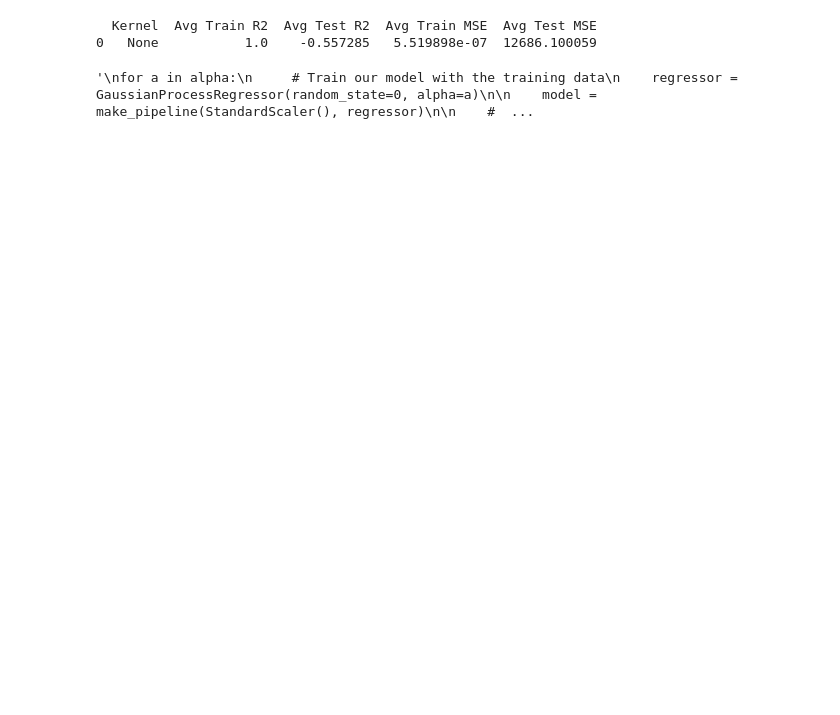
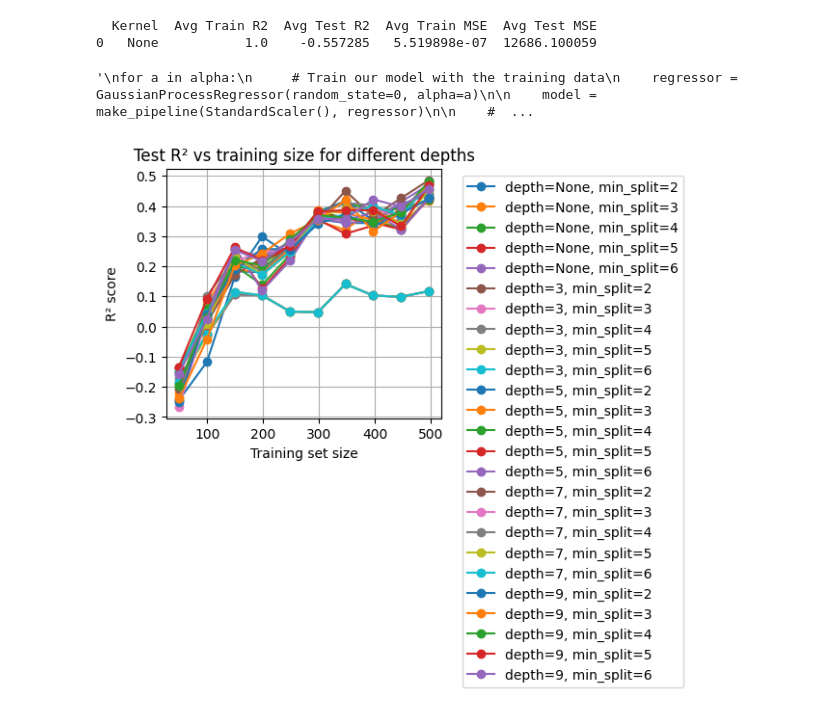
Before and after one commit to iPokrZ/CT4101-Assignment2, a Jupyter notebook: Assignment2.ipynb, the cells around one changed output. Drawn from its saved outputs; the diff is of its cells as text; code cells hidden in the pictures; blank space fills up the shorter version.

Commit message:
first change to plotting graph vs epoch

```diff
--- a/Assignment2.ipynb
+++ b/Assignment2.ipynb
@@ -298,3 +261,64 @@ print(results_list_total)
   Kernel  Avg Train R2  Avg Test R2  Avg Train MSE  Avg Test MSE
 0   None           1.0    -0.557285   5.519898e-07  12686.100059
 '\nfor a in alpha:\n     # Train our model with the training data\n    regressor = GaussianProcessRegressor(random_state=0, alpha=a)\n\n    model = make_pipeline(StandardScaler(), regressor)\n\n    #  ...
+# %%
+# !pip install pandas
+# !pip install seaborn
+# !pip install matplotlib.pyplot
+import numpy as np
+import pandas as pd
+from sklearn.model_selection import KFold, cross_validate
+from sklearn.tree import DecisionTreeRegressor
+from sklearn.model_selection import learning_curve
+import matplotlib.pyplot as plt
+import seaborn as sns
+from sklearn.metrics import classification_report, accuracy_score
+
+
+# Import training data
+training_data = pd.read_csv('steel.csv')
+X_training = training_data[['normalising_temperature', 'tempering_temperature', 'percent_silicon', 'percent_chromium', 'percent_copper',
+                            'percent_nickel', 'percent_sulphur', 'percent_carbon', 'percent_manganese']]
+Y_training = training_data['tensile_strength']
+# print(X_training)
+# print(Y_training)
+
+# Choose error metrics:
+scoring = {
+    'r2': 'r2',
+    'mse': 'neg_mean_squared_error',
+}
+
+depth = [None, 3, 5, 7, 9]
+samples_to_split = [2,3,4,5,6]
+
+for d in depth:
+    for s in samples_to_split:
+        # Train our model with the training data
+        regressor = DecisionTreeRegressor(random_state=0, max_depth=d, min_samples_split=s)
+
+        train_sizes, train_scores, test_scores = learning_curve(
+        regressor,
+        X_training,
+        Y_training,
+        cv=10,
+        scoring="r2",        # or "neg_mean_squared_error"
+        train_sizes=np.linspace(0.1, 1.0, 10),
+        shuffle=True,
+        random_state=0)
+
+
+        test_mean = test_scores.mean(axis=1)
+        label = f"depth={d}, min_split={s}"
+        plt.plot(train_sizes, test_mean, marker='o', label=label)
+
+
+plt.xlabel("Training set size")
+plt.ylabel("R² score")
+plt.title("Test R² vs training size for different depths")
+plt.grid(True)
+plt.legend(bbox_to_anchor=(1.05, 1), loc="upper left")
+plt.tight_layout()
+plt.show()
+# %% [output]
+[figure, added]
```
Also changed, not shown: parts of 2 cells of this notebook.
